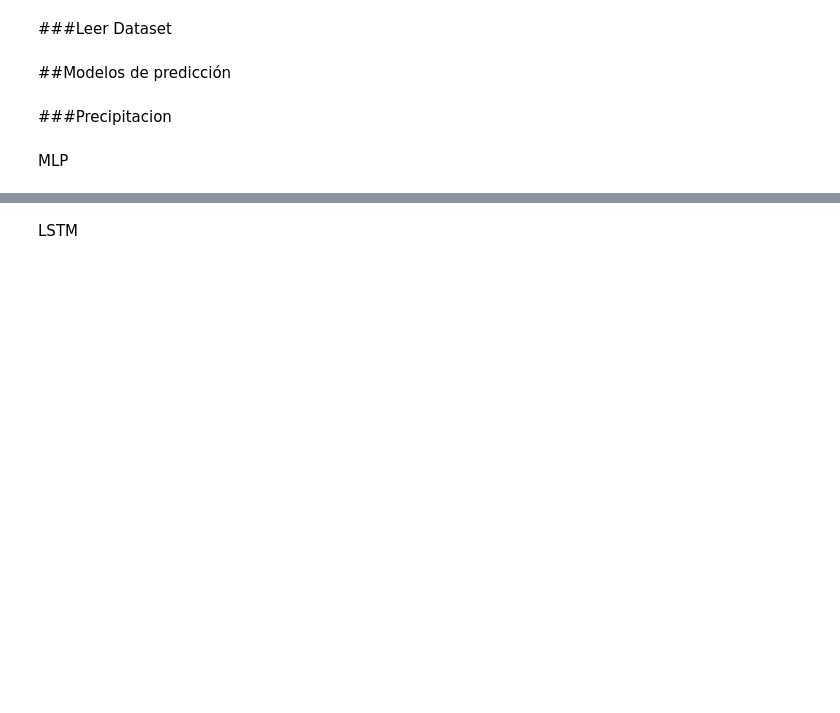
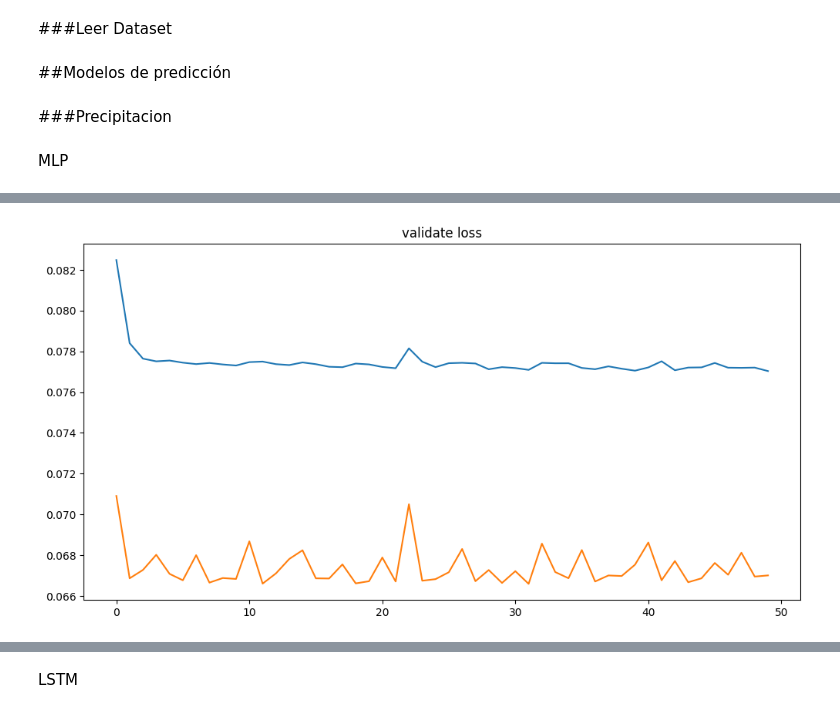
Before and after one commit to crisalex25/TFM_HydroMLGenerationOptimization, a Jupyter notebook: TFM_Algoritmos_predicción_Precipitaciones.ipynb, the cells around one changed output, grey strips where cells are left out. Saved outputs shown, nothing was run; the diff lists cells and outputs as text; code cells hidden in the pictures; blank space fills up the shorter version.

```diff
--- a/TFM_Algoritmos_predicción_Precipitaciones.ipynb
+++ b/TFM_Algoritmos_predicción_Precipitaciones.ipynb
@@ -103,3 +126,11 @@ history = model.fit(X_train, y_train, epochs=50, batch_size=180, verbose=0)
+# %%
+plt.plot(history.history['loss'])
+plt.title('loss')
+plt.plot(history.history['val_loss'])
+plt.title('validate loss')
+plt.show()
+# %% [output]
+[figure, added]
 # %%
 # Realizar predicciones
 y_pred = model.predict(X_test)
```
Also changed, not shown: parts of 12 cells of this notebook.
